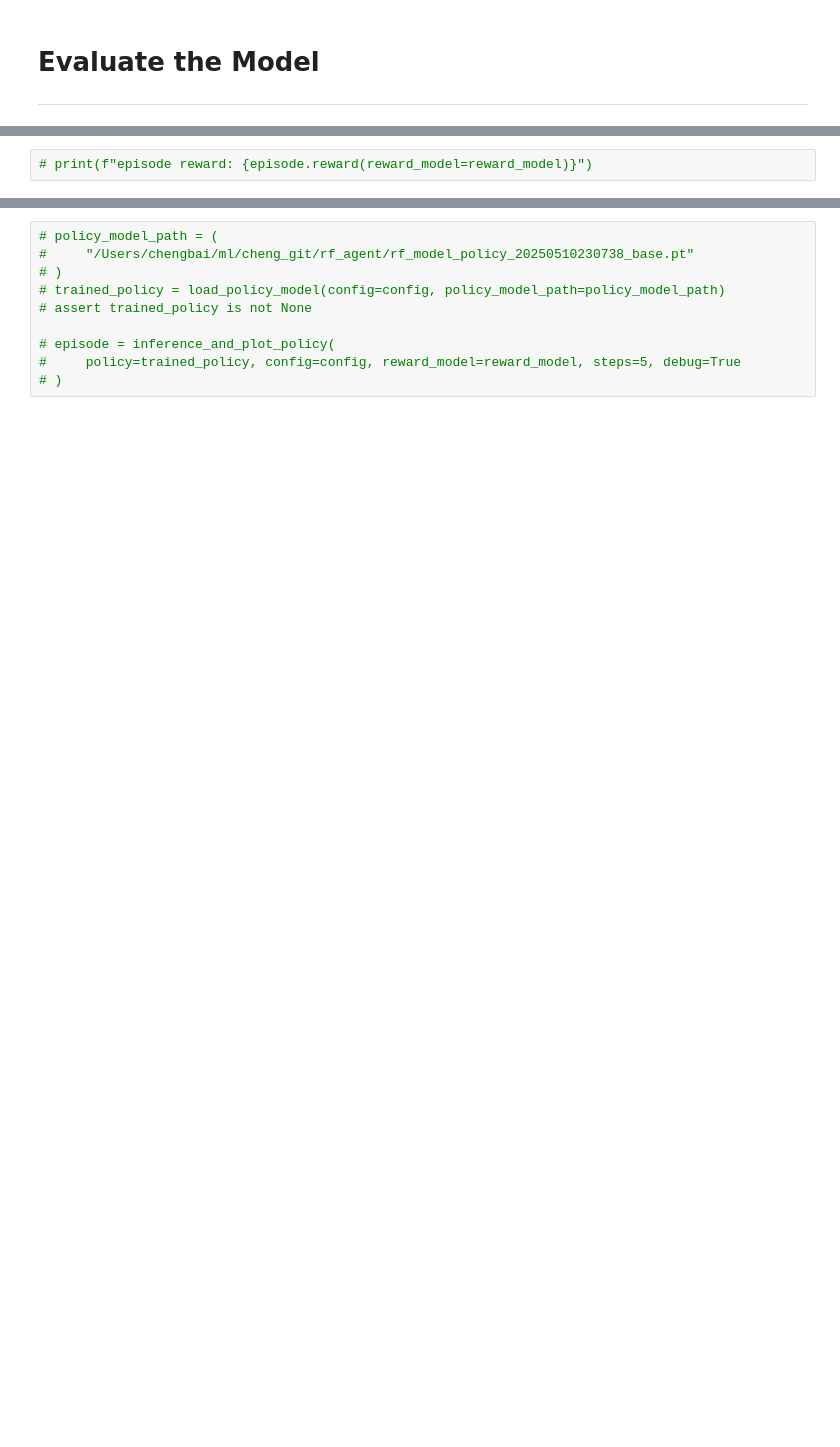
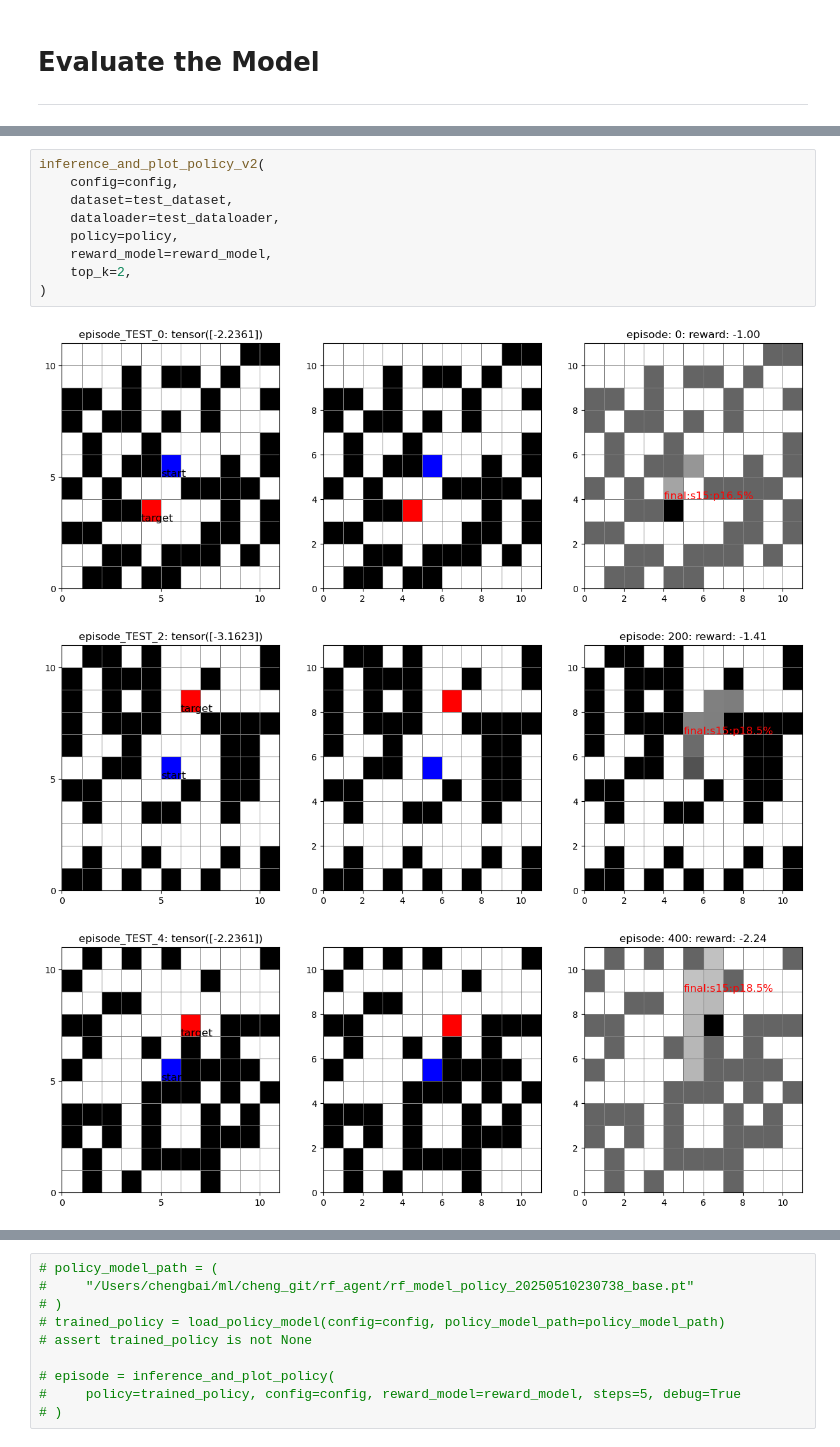
Before and after one commit to Chengbai/rf_agent, a Jupyter notebook: ange_v3.ipynb, the cells around one changed output, grey strips where cells are left out. Drawn from its saved outputs; the diff is of its cells as text; blank space fills up the shorter version.

```diff
--- a/ange_v3.ipynb
+++ b/ange_v3.ipynb
@@ -178,2 +178,13 @@ inference_and_plot_policy_v2(
 # %%
-# print(f"episode reward: {episode.reward(reward_model=reward_model)}")
+inference_and_plot_policy_v2(
+    config=config,
+    dataset=test_dataset,
+    dataloader=test_dataloader,
+    policy=policy,
+    reward_model=reward_model,
+    top_k=2,
+)
+# %% [output]
+[figure, added]
+[figure, added]
+[figure, added]
```
Also changed, not shown: parts of 6 cells of this notebook, 6 other files.
